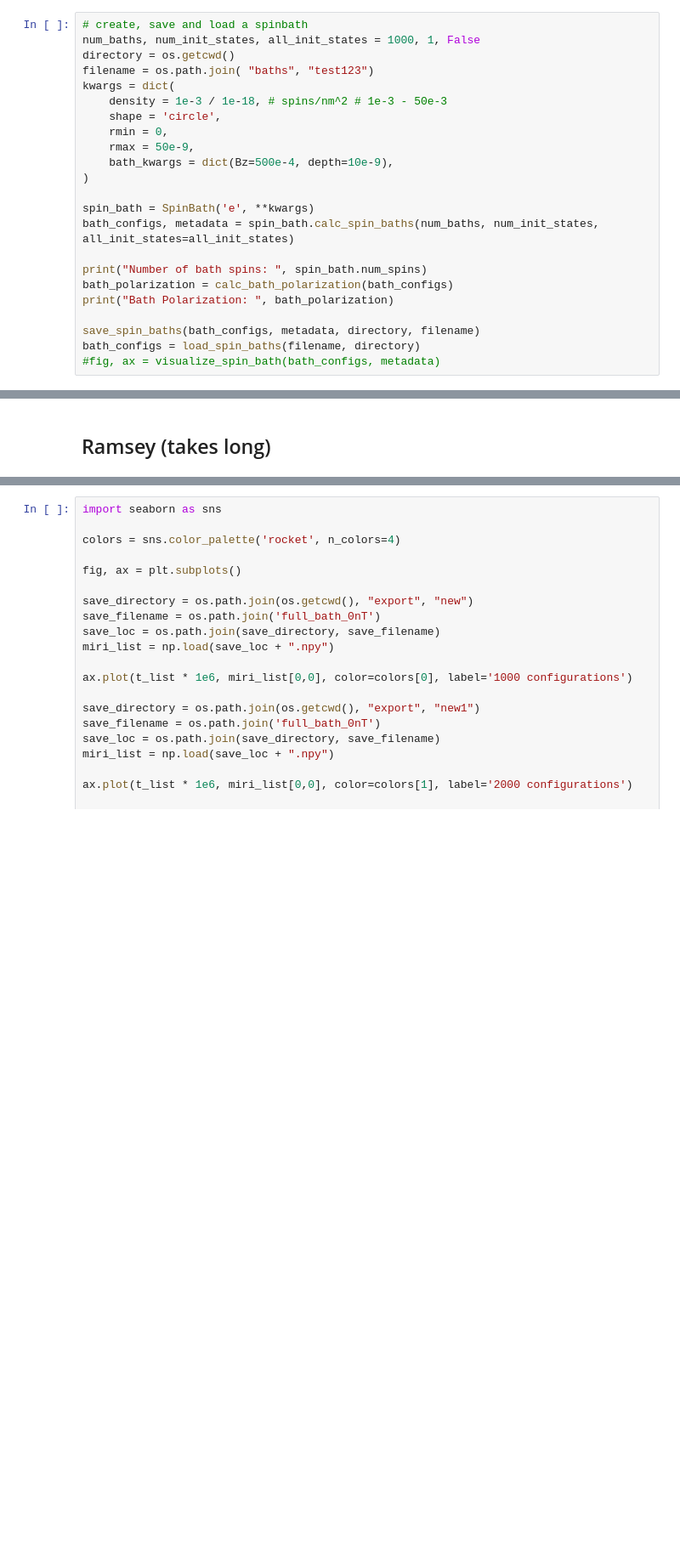
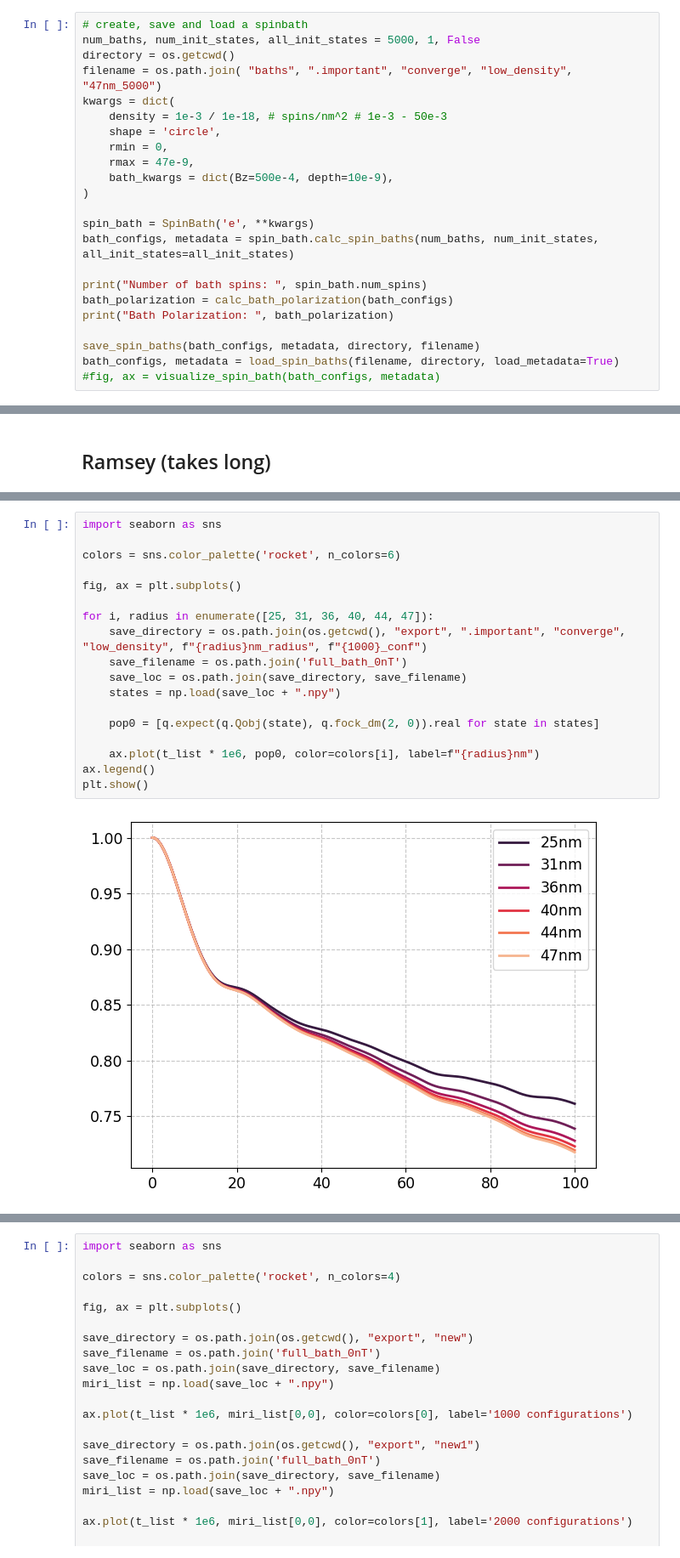
Before and after one commit to dehe1011/NVcenter, a Jupyter notebook: development/ErrorMitigation.ipynb, the cells around one changed output, grey strips where cells are left out. Shown at 85% size. Cells and saved outputs as stored; diff of their text form; blank space fills up the shorter version.

Commit message:
bath convergence

```diff
--- a/development/ErrorMitigation.ipynb
+++ b/development/ErrorMitigation.ipynb
@@ -81,14 +82,14 @@ plt.show()
 ## Create Spin Baths
 # %%
 # create, save and load a spinbath
-num_baths, num_init_states, all_init_states = 1000, 1, False
+num_baths, num_init_states, all_init_states = 5000, 1, False
 directory = os.getcwd()
-filename = os.path.join( "baths", "test123")
+filename = os.path.join( "baths", ".important", "converge", "low_density", "47nm_5000")
 kwargs = dict(
     density = 1e-3 / 1e-18, # spins/nm^2 # 1e-3 - 50e-3
     shape = 'circle',
     rmin = 0,
-    rmax = 50e-9,
+    rmax = 47e-9,
     bath_kwargs = dict(Bz=500e-4, depth=10e-9),
 )
 
@@ -100,5 +101,5 @@ bath_polarization = calc_bath_polarization(bath_configs)
 print("Bath Polarization: ", bath_polarization)
 
 save_spin_baths(bath_configs, metadata, directory, filename)
-bath_configs = load_spin_baths(filename, directory)
+bath_configs, metadata = load_spin_baths(filename, directory, load_metadata=True)
 #fig, ax = visualize_spin_bath(bath_configs, metadata)
@@ -153,0 +193,20 @@ fig, ax = visualize_spin_bath(bath_configs_filtered, metadata)
+# %%
+import seaborn as sns
+
+colors = sns.color_palette('rocket', n_colors=6)
+
+fig, ax = plt.subplots()
+
+for i, radius in enumerate([25, 31, 36, 40, 44, 47]):
+    save_directory = os.path.join(os.getcwd(), "export", ".important", "converge", "low_density", f"{radius}nm_radius", f"{1000}_conf")
+    save_filename = os.path.join('full_bath_0nT')
+    save_loc = os.path.join(save_directory, save_filename)
+    states = np.load(save_loc + ".npy")
+
+    pop0 = [q.expect(q.Qobj(state), q.fock_dm(2, 0)).real for state in states]
+
+    ax.plot(t_list * 1e6, pop0, color=colors[i], label=f"{radius}nm")
+ax.legend()
+plt.show()
+# %% [output]
+[figure, added]
```
Also changed, not shown: parts of 8 cells of this notebook, 7 other files.
